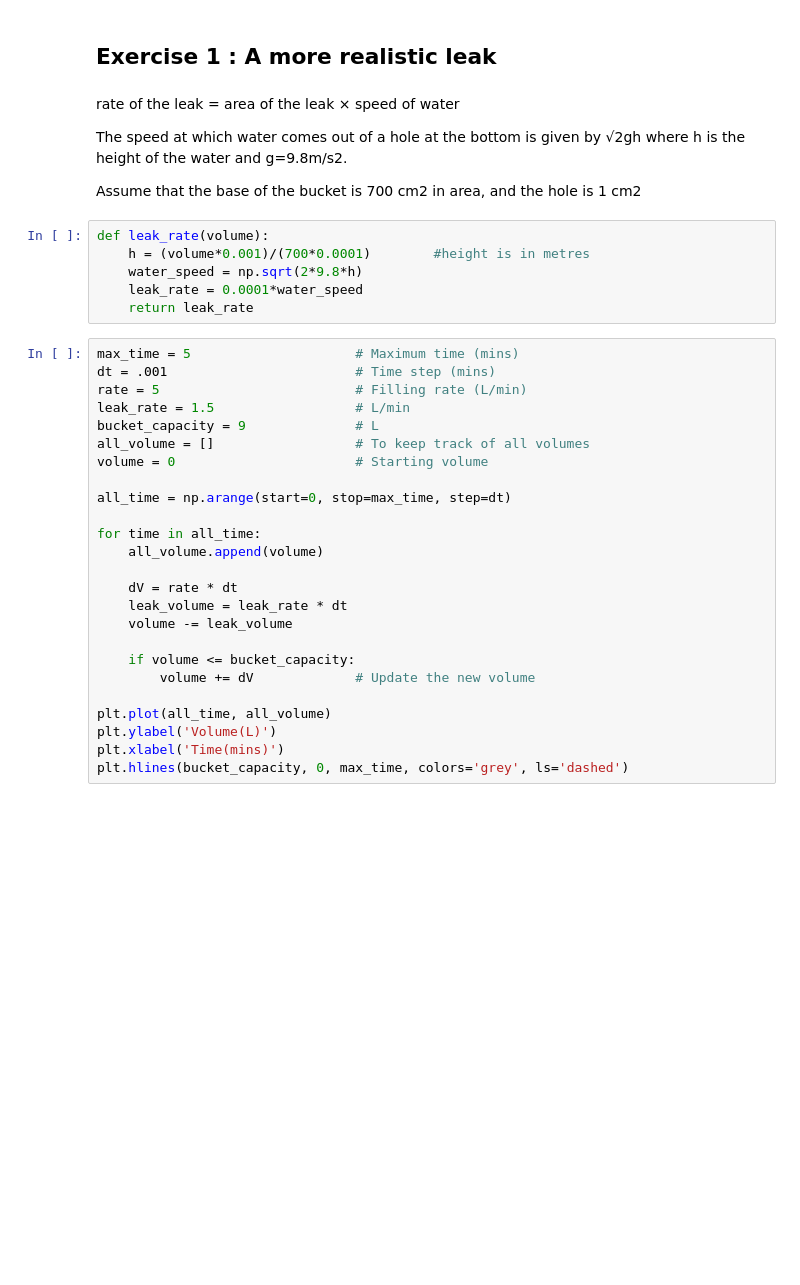
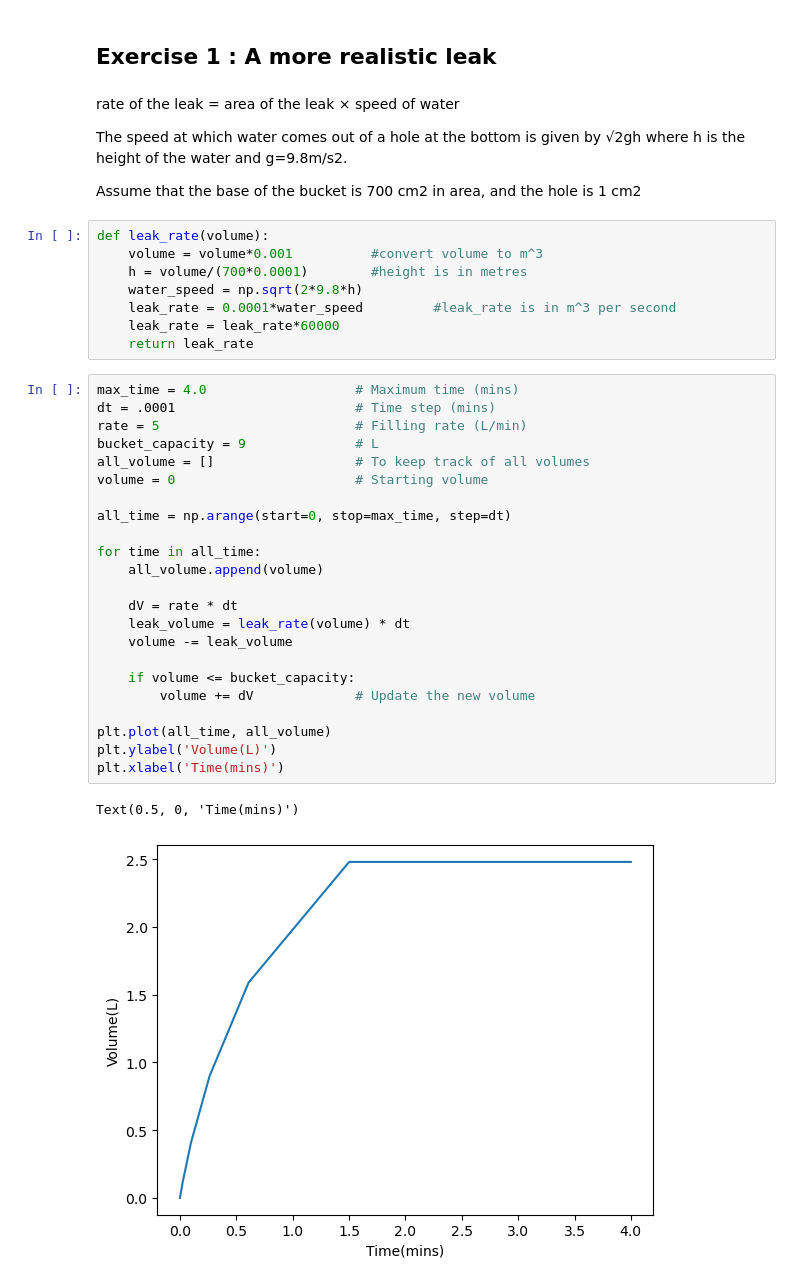
Before and after one commit to SPS-SP2273/learning-portfolio-tomatopato, a Jupyter notebook: numerical solutions/numerical_solutions_(need).ipynb, the cells around one changed output. Saved outputs shown, nothing was run; the diff lists cells and outputs as text; blank space fills up the shorter version.

```diff
--- a/numerical solutions/numerical_solutions_(need).ipynb
+++ b/numerical solutions/numerical_solutions_(need).ipynb
@@ -91,40 +91,43 @@ Text(0.5, 0, 'Time(mins)')
 # Your code here
 # %% [markdown]
 ## Exercise 1 :  A more realistic leak
-# %% [markdown]
-rate of the leak = area of the leak × speed of water
-
-The speed at which water comes out of a hole at the bottom is given by √2gh where h is the height of the water and g=9.8m/s2.
-
-Assume that the base of the bucket is 700 cm2 in area, and the hole is 1 cm2
-# %%
-def leak_rate(volume):
-    h = (volume*0.001)/(700*0.0001)        #height is in metres
-    water_speed = np.sqrt(2*9.8*h)
-    leak_rate = 0.0001*water_speed
-    return leak_rate
+# %% [markdown]
+rate of the leak = area of the leak × speed of water
+
+The speed at which water comes out of a hole at the bottom is given by √2gh where h is the height of the water and g=9.8m/s2.
+
+Assume that the base of the bucket is 700 cm2 in area, and the hole is 1 cm2
+# %%
+def leak_rate(volume):
+    volume = volume*0.001          #convert volume to m^3
+    h = volume/(700*0.0001)        #height is in metres
+    water_speed = np.sqrt(2*9.8*h)
+    leak_rate = 0.0001*water_speed         #leak_rate is in m^3 per second
+    leak_rate = leak_rate*60000
+    return leak_rate
 # %%
-max_time = 5                     # Maximum time (mins)
-dt = .001                        # Time step (mins)
+max_time = 4.0                   # Maximum time (mins)
+dt = .0001                       # Time step (mins)
 rate = 5                         # Filling rate (L/min)
-leak_rate = 1.5                  # L/min
 bucket_capacity = 9              # L
 all_volume = []                  # To keep track of all volumes
 volume = 0                       # Starting volume
 
 all_time = np.arange(start=0, stop=max_time, step=dt)
 
 for time in all_time:
     all_volume.append(volume)
 
     dV = rate * dt
-    leak_volume = leak_rate * dt
+    leak_volume = leak_rate(volume) * dt
     volume -= leak_volume
 
     if volume <= bucket_capacity:
         volume += dV             # Update the new volume
 
 plt.plot(all_time, all_volume)
 plt.ylabel('Volume(L)')
 plt.xlabel('Time(mins)')
-plt.hlines(bucket_capacity, 0, max_time, colors='grey', ls='dashed')
+# %% [output]
+Text(0.5, 0, 'Time(mins)')
+[figure, added]
```
Also changed, not shown: parts of 3 cells of this notebook.
